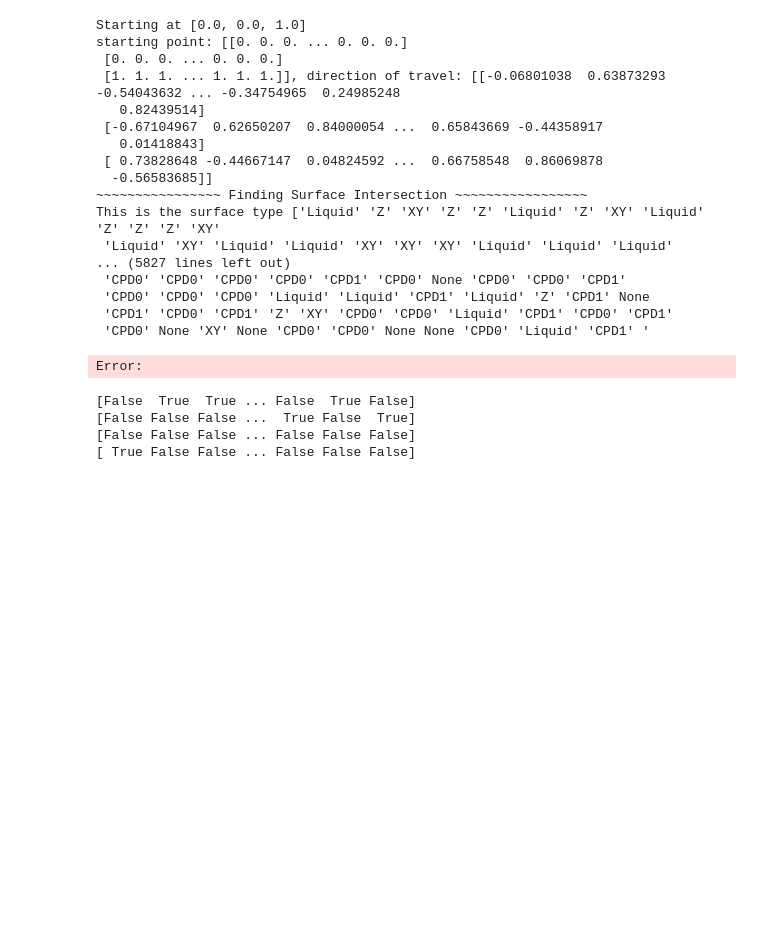
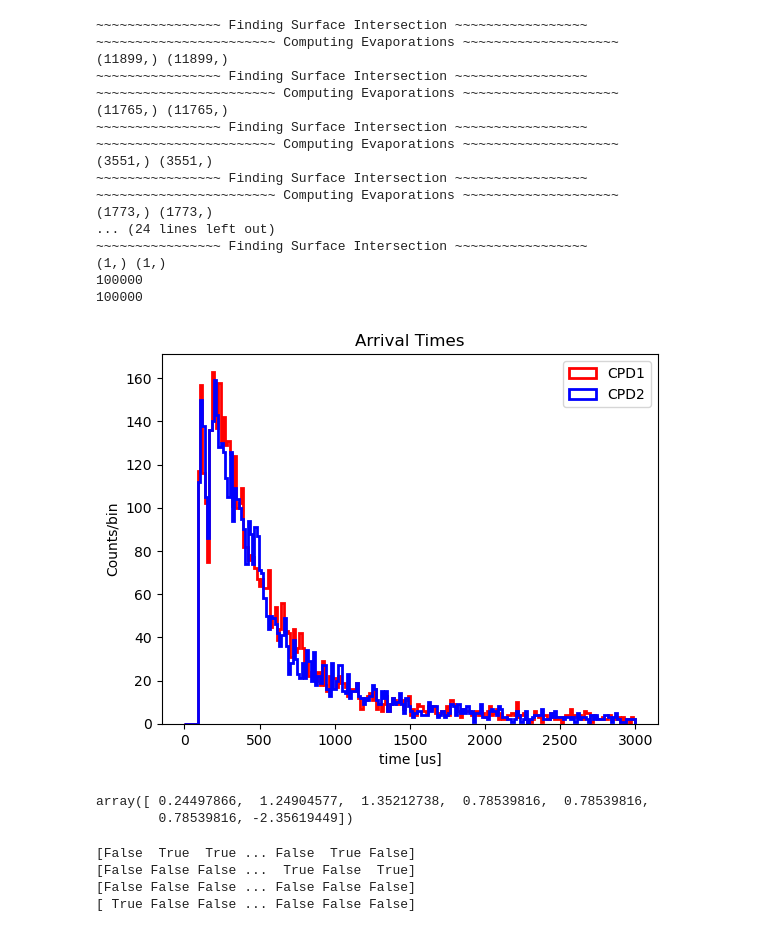
Before and after one commit to spice-herald/HeST, a Jupyter notebook: Amherst_cell_debugging.ipynb, the cells around one changed output. Cells and saved outputs as stored; diff of their text form; code cells hidden in the pictures; blank space fills up the shorter version.

```diff
--- a/Amherst_cell_debugging.ipynb
+++ b/Amherst_cell_debugging.ipynb
@@ -14,14 +13,9 @@ from scipy.interpolate import interp1d
 detector = examp.Amherst_split_cpd
 
 
-QP_conditions= detector.get_surface_conditions()
-nCPDs = detector.get_nCPDs()
-for i in range(nCPDs):
-    QP_conditions.append( (detector.get_CPD(i)).get_surface_condition())
 
-QP_conditions.append( detector.liquid_surface )
-detector.set_QP_reflection_prob(0.9)
-detector.set_diffuse_prob(0.0)
+detector.set_QP_reflection_prob(0.3)
+detector.set_diffuse_prob(0.5)
 detector.set_evaporation_eff(0.6)
 # %%
 def plot_stacked_hist(evap):
@@ -51,36 +45,44 @@ def plot_stacked_hist(evap):
 # %%
 pos = [0.0, 0.0, 1.]
 useMap = False
 dir_unnormalized = np.array([1.0, 0.0,0.0])
 dir =dir_unnormalized/np.sqrt(np.sum(dir_unnormalized**2))
-evap = hest.GetEvaporationSignal( detector,1000, *pos, useMap=useMap, debug=False, debug_dir=dir,  plot_3d=True, choose_momentum=False, momentum_choice= 2.7, verbose=True, flavor_switching=True)
+evap = hest.GetEvaporationSignal( detector,40000, *pos, useMap=useMap, debug=False, debug_dir=dir,  plot_3d=False, choose_momentum=False, momentum_choice= 2.7, verbose=False, flavor_switching=True)
 plt.figure()
 plt.hist(evap.arrivalTimes_us[0], bins=200, range=[0, 3000], histtype='step', color='r', lw=2, label = 'CPD1')
 plt.hist(evap.arrivalTimes_us[1], bins=200, range=[0, 3000], histtype='step', color='b', lw=2, label = 'CPD2')
 plt.legend()
 plt.title('Arrival Times')
 plt.xlabel('time [us]')
 plt.ylabel('Counts/bin')
 plt.show()
 # %% [output]
-Starting at [0.0, 0.0, 1.0]
-starting point: [[0. 0. 0. ... 0. 0. 0.]
- [0. 0. 0. ... 0. 0. 0.]
- [1. 1. 1. ... 1. 1. 1.]], direction of travel: [[-0.06801038  0.63873293 -0.54043632 ... -0.34754965  0.24985248
-   0.82439514]
- [-0.67104967  0.62650207  0.84000054 ...  0.65843669 -0.44358917
-   0.01418843]
- [ 0.73828648 -0.44667147  0.04824592 ...  0.66758548  0.86069878
-  -0.56583685]]
 ~~~~~~~~~~~~~~~~ Finding Surface Intersection ~~~~~~~~~~~~~~~~~
-This is the surface type ['Liquid' 'Z' 'XY' 'Z' 'Z' 'Liquid' 'Z' 'XY' 'Liquid' 'Z' 'Z' 'Z' 'XY'
- 'Liquid' 'XY' 'Liquid' 'Liquid' 'XY' 'XY' 'XY' 'Liquid' 'Liquid' 'Liquid'
-... (5827 lines left out)
- 'CPD0' 'CPD0' 'CPD0' 'CPD0' 'CPD1' 'CPD0' None 'CPD0' 'CPD0' 'CPD1'
- 'CPD0' 'CPD0' 'CPD0' 'Liquid' 'Liquid' 'CPD1' 'Liquid' 'Z' 'CPD1' None
- 'CPD1' 'CPD0' 'CPD1' 'Z' 'XY' 'CPD0' 'CPD0' 'Liquid' 'CPD1' 'CPD0' 'CPD1'
- 'CPD0' None 'XY' None 'CPD0' 'CPD0' None None 'CPD0' 'Liquid' 'CPD1' '
+~~~~~~~~~~~~~~~~~~~~~~~ Computing Evaporations ~~~~~~~~~~~~~~~~~~~~
+(11899,) (11899,)
+~~~~~~~~~~~~~~~~ Finding Surface Intersection ~~~~~~~~~~~~~~~~~
+~~~~~~~~~~~~~~~~~~~~~~~ Computing Evaporations ~~~~~~~~~~~~~~~~~~~~
+(11765,) (11765,)
+~~~~~~~~~~~~~~~~ Finding Surface Intersection ~~~~~~~~~~~~~~~~~
+~~~~~~~~~~~~~~~~~~~~~~~ Computing Evaporations ~~~~~~~~~~~~~~~~~~~~
+(3551,) (3551,)
+~~~~~~~~~~~~~~~~ Finding Surface Intersection ~~~~~~~~~~~~~~~~~
+~~~~~~~~~~~~~~~~~~~~~~~ Computing Evaporations ~~~~~~~~~~~~~~~~~~~~
+(1773,) (1773,)
+... (24 lines left out)
+~~~~~~~~~~~~~~~~ Finding Surface Intersection ~~~~~~~~~~~~~~~~~
+(1,) (1,)
+100000
+100000
-Error:
+[figure, added]
+# %%
+x = [1.0, 1.5,.90, .75, .5, .15, -1.5]
+y = [4.0, 0.5,.20, .75, .5, .15, -1.5]
+
+np.arctan2(x,y)
+# %% [output]
+array([ 0.24497866,  1.24904577,  1.35212738,  0.78539816,  0.78539816,
+        0.78539816, -2.35619449])
 # %%
 def plot_hist_flavors(evap):
     # we need 3 masks
```
Also changed, not shown: parts of 3 cells of this notebook, 4 other files.
